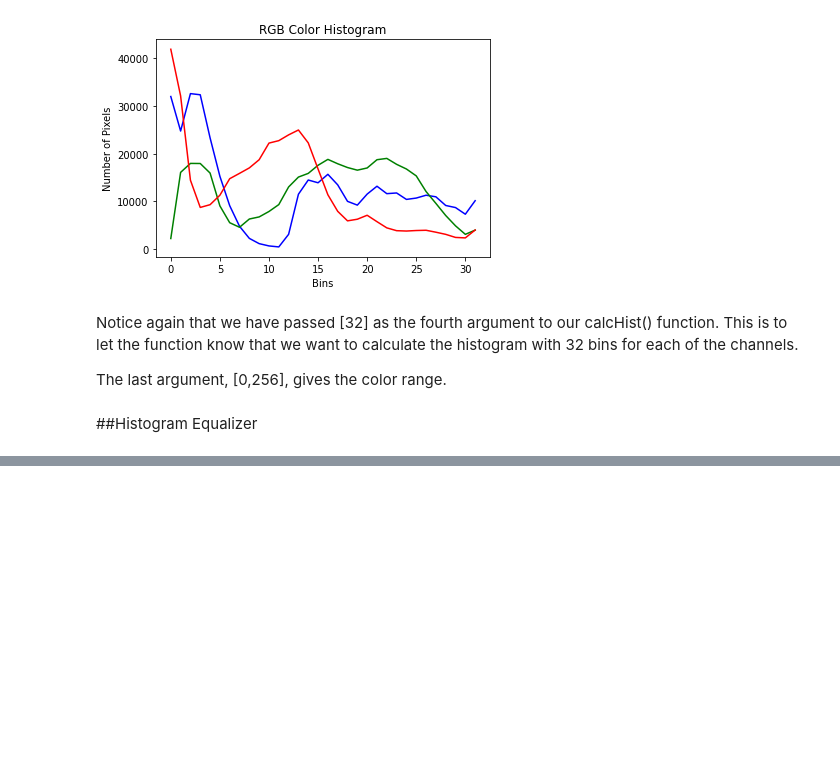
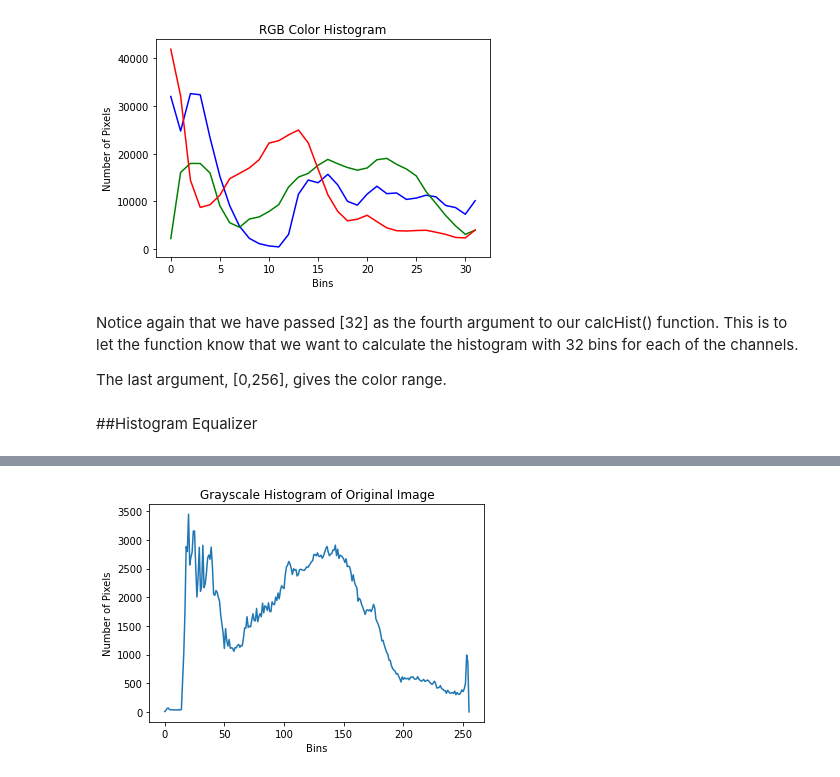
Before and after one commit to rahiakela/building-computer-vision-applications-using-artificial-neural-networks, a Jupyter notebook: 4_building_machine_learning–based_computer_vision_system.ipynb, the cells around one changed output, grey strips where cells are left out. Saved outputs shown, nothing was run; the diff lists cells and outputs as text; code cells hidden in the pictures; blank space fills up the shorter version.

```diff
--- a/4_building_machine_learning–based_computer_vision_system.ipynb
+++ b/4_building_machine_learning–based_computer_vision_system.ipynb
@@ -120,0 +126,5 @@ The last argument, [0,256], gives the color range.
+# %%
+# Read an image and convert it into grayscale
+image = cv2.imread("nature.jpg")
+image = cv2.cvtColor(image, cv2.COLOR_BGR2GRAY)
+plt.imshow(image)
@@ -120,0 +134,12 @@ The last argument, [0,256], gives the color range.
+# %%
+# calculate histogram of the original image
+hist = cv2.calcHist([image], [0], None, [256], [0, 255])
+
+# Plot histogram graph
+plot.title("Grayscale Histogram of Original Image")
+plot.xlabel("Bins")
+plot.ylabel("Number of Pixels")
+plot.plot(hist)
+plot.show()
+# %% [output]
+[figure, added]
```
Also changed, not shown: parts of 5 cells of this notebook.
